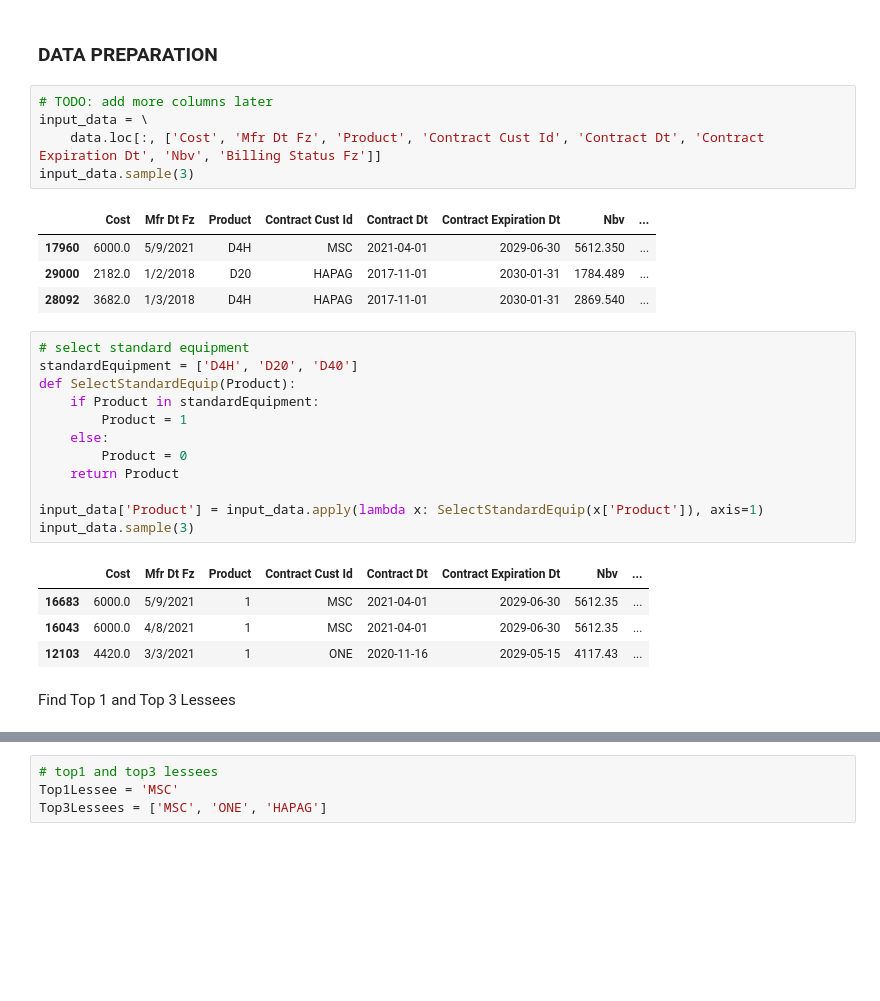
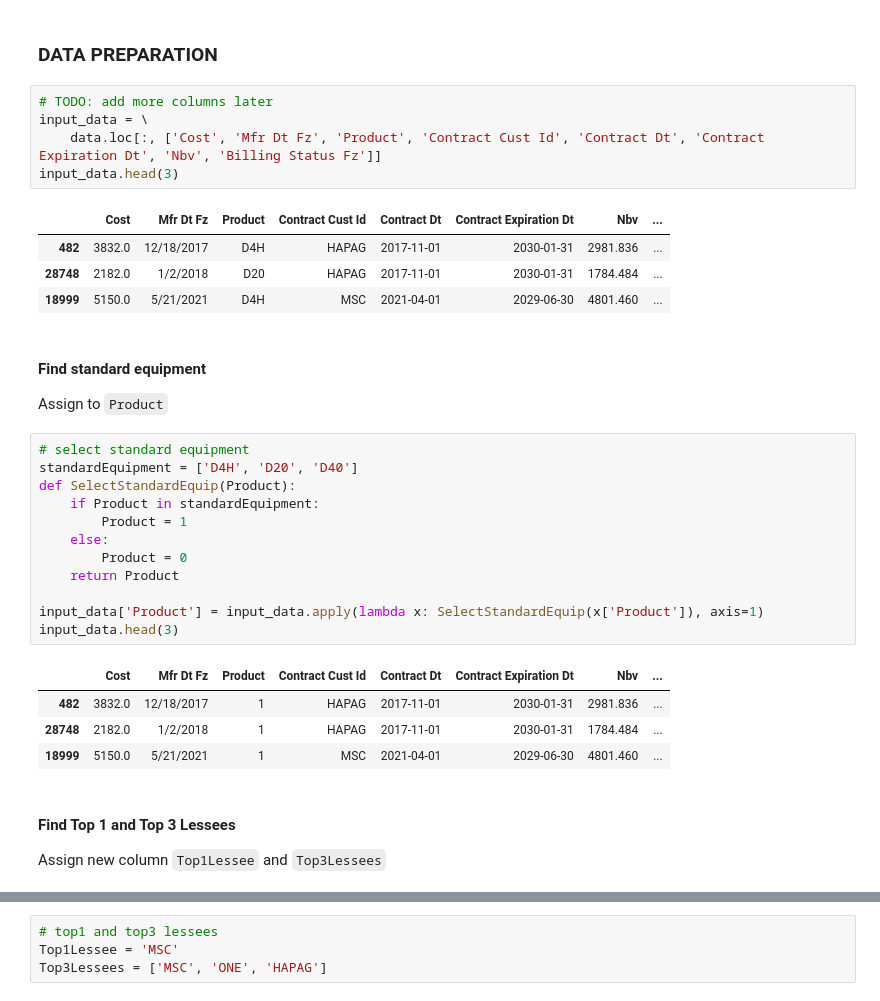
Before and after one commit to SightVanish/PortfolioSelection, a Jupyter notebook: PortfolioSeletion.ipynb, the cells around one changed output, grey strips where cells are left out. Cells and saved outputs as stored; diff of their text form; blank space fills up the shorter version.

```diff
--- a/PortfolioSeletion.ipynb
+++ b/PortfolioSeletion.ipynb
@@ -49,31 +58,37 @@ data.sample(3)
 # TODO: add more columns later
 input_data = \
     data.loc[:, ['Cost', 'Mfr Dt Fz', 'Product', 'Contract Cust Id', 'Contract Dt', 'Contract Expiration Dt', 'Nbv', 'Billing Status Fz']]
-input_data.sample(3)
+input_data.head(3)
 # %% [output]
 |  | Cost | Mfr Dt Fz | Product | Contract Cust Id | Contract Dt | Contract Expiration Dt | Nbv | ... |
-| 17960 | 6000.0 | 5/9/2021 | D4H | MSC | 2021-04-01 | 2029-06-30 | 5612.350 | ... |
-| 29000 | 2182.0 | 1/2/2018 | D20 | HAPAG | 2017-11-01 | 2030-01-31 | 1784.489 | ... |
-| 28092 | 3682.0 | 1/3/2018 | D4H | HAPAG | 2017-11-01 | 2030-01-31 | 2869.540 | ... |
+| 482 | 3832.0 | 12/18/2017 | D4H | HAPAG | 2017-11-01 | 2030-01-31 | 2981.836 | ... |
+| 28748 | 2182.0 | 1/2/2018 | D20 | HAPAG | 2017-11-01 | 2030-01-31 | 1784.484 | ... |
+| 18999 | 5150.0 | 5/21/2021 | D4H | MSC | 2021-04-01 | 2029-06-30 | 4801.460 | ... |
+# %% [markdown]
+#### Find standard equipment
+
+Assign to `Product`
 # %%
 # select standard equipment
 standardEquipment = ['D4H', 'D20', 'D40']
 def SelectStandardEquip(Product):
     if Product in standardEquipment:
         Product = 1
     else:
         Product = 0
     return Product
 
 input_data['Product'] = input_data.apply(lambda x: SelectStandardEquip(x['Product']), axis=1)
-input_data.sample(3)
+input_data.head(3)
 # %% [output]
 |  | Cost | Mfr Dt Fz | Product | Contract Cust Id | Contract Dt | Contract Expiration Dt | Nbv | ... |
-| 16683 | 6000.0 | 5/9/2021 | 1 | MSC | 2021-04-01 | 2029-06-30 | 5612.35 | ... |
-| 16043 | 6000.0 | 4/8/2021 | 1 | MSC | 2021-04-01 | 2029-06-30 | 5612.35 | ... |
-| 12103 | 4420.0 | 3/3/2021 | 1 | ONE | 2020-11-16 | 2029-05-15 | 4117.43 | ... |
+| 482 | 3832.0 | 12/18/2017 | 1 | HAPAG | 2017-11-01 | 2030-01-31 | 2981.836 | ... |
+| 28748 | 2182.0 | 1/2/2018 | 1 | HAPAG | 2017-11-01 | 2030-01-31 | 1784.484 | ... |
+| 18999 | 5150.0 | 5/21/2021 | 1 | MSC | 2021-04-01 | 2029-06-30 | 4801.460 | ... |
 # %% [markdown]
-Find Top 1 and Top 3 Lessees
+#### Find Top 1 and Top 3 Lessees
+
+Assign new column `Top1Lessee` and `Top3Lessees`
 # %%
 # select the Top1 lessee
 input_data.groupby('Contract Cust Id').count().sort_values('Cost', ascending=False)
```
Also changed, not shown: parts of 20 cells of this notebook.
